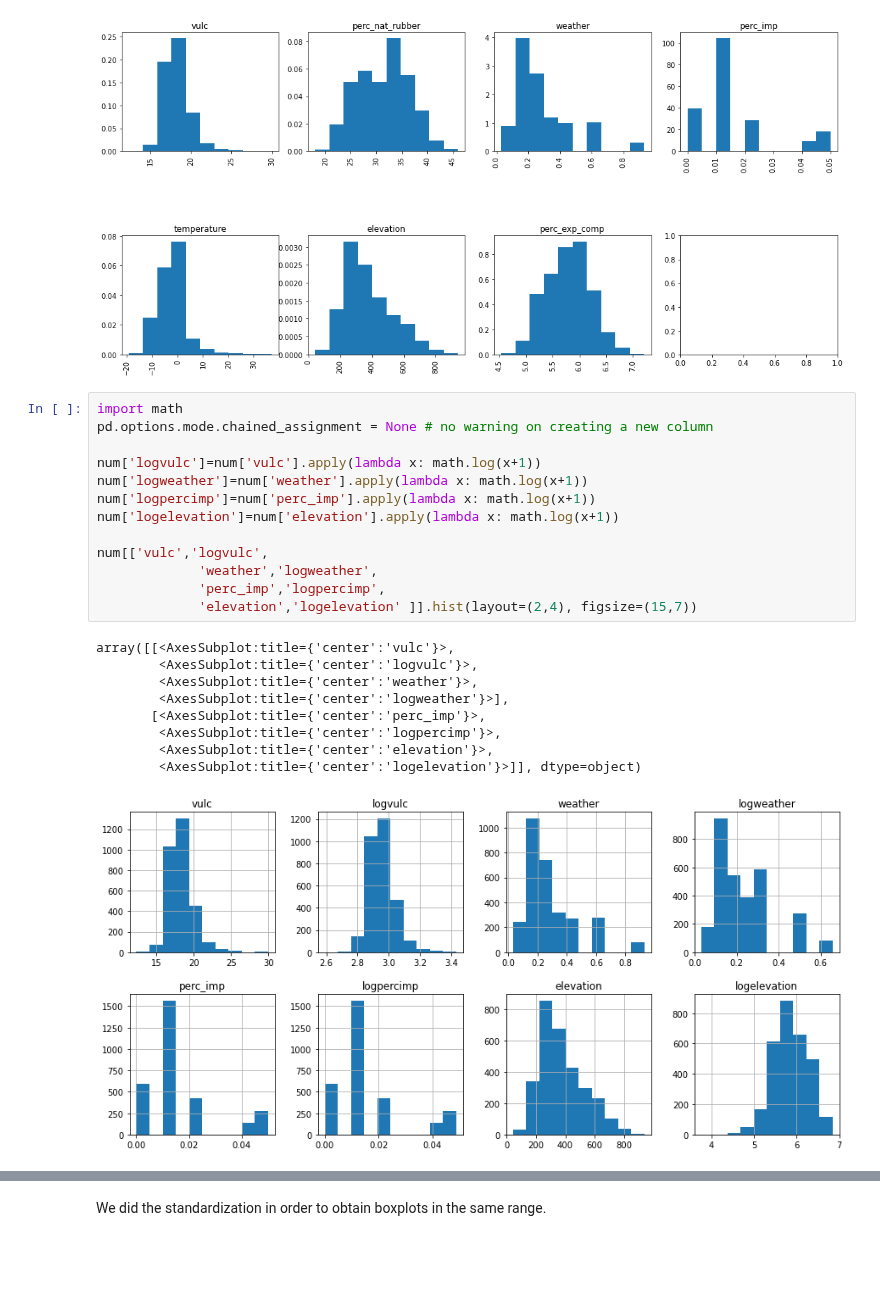
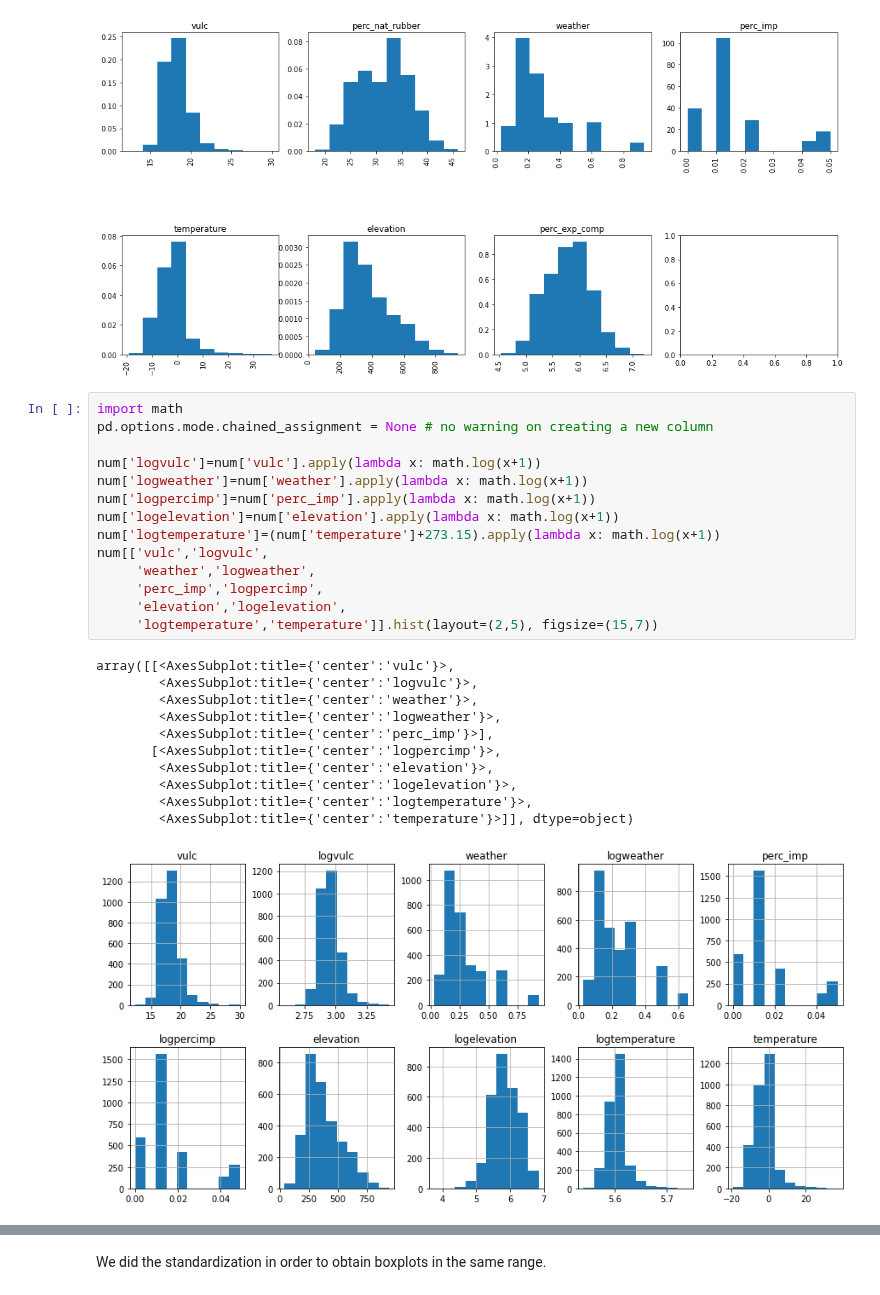
Before and after one commit to AndreaScarpellini1/ML-Project, a Jupyter notebook: Project .ipynb, the cells around one changed output, grey strips where cells are left out. Saved outputs shown, nothing was run; the diff lists cells and outputs as text; blank space fills up the shorter version.

```diff
--- a/Project .ipynb
+++ b/Project .ipynb
@@ -291,23 +290,26 @@ plt.show()
 # %%
 import math
 pd.options.mode.chained_assignment = None # no warning on creating a new column
 
 num['logvulc']=num['vulc'].apply(lambda x: math.log(x+1))
 num['logweather']=num['weather'].apply(lambda x: math.log(x+1))
 num['logpercimp']=num['perc_imp'].apply(lambda x: math.log(x+1))
 num['logelevation']=num['elevation'].apply(lambda x: math.log(x+1))
-
+num['logtemperature']=(num['temperature']+273.15).apply(lambda x: math.log(x+1))
 num[['vulc','logvulc',
-             'weather','logweather',
-             'perc_imp','logpercimp',
-             'elevation','logelevation' ]].hist(layout=(2,4), figsize=(15,7))
+     'weather','logweather',
+     'perc_imp','logpercimp',
+     'elevation','logelevation',
+     'logtemperature','temperature']].hist(layout=(2,5), figsize=(15,7))
 # %% [output]
 array([[<AxesSubplot:title={'center':'vulc'}>,
         <AxesSubplot:title={'center':'logvulc'}>,
         <AxesSubplot:title={'center':'weather'}>,
-        <AxesSubplot:title={'center':'logweather'}>],
-       [<AxesSubplot:title={'center':'perc_imp'}>,
-        <AxesSubplot:title={'center':'logpercimp'}>,
+        <AxesSubplot:title={'center':'logweather'}>,
+        <AxesSubplot:title={'center':'perc_imp'}>],
+       [<AxesSubplot:title={'center':'logpercimp'}>,
         <AxesSubplot:title={'center':'elevation'}>,
-        <AxesSubplot:title={'center':'logelevation'}>]], dtype=object)
+        <AxesSubplot:title={'center':'logelevation'}>,
+        <AxesSubplot:title={'center':'logtemperature'}>,
+        <AxesSubplot:title={'center':'temperature'}>]], dtype=object)
-[figure, old version]
+[figure, new version]
```
Also changed, not shown: parts of 71 cells of this notebook, 1 other file.
